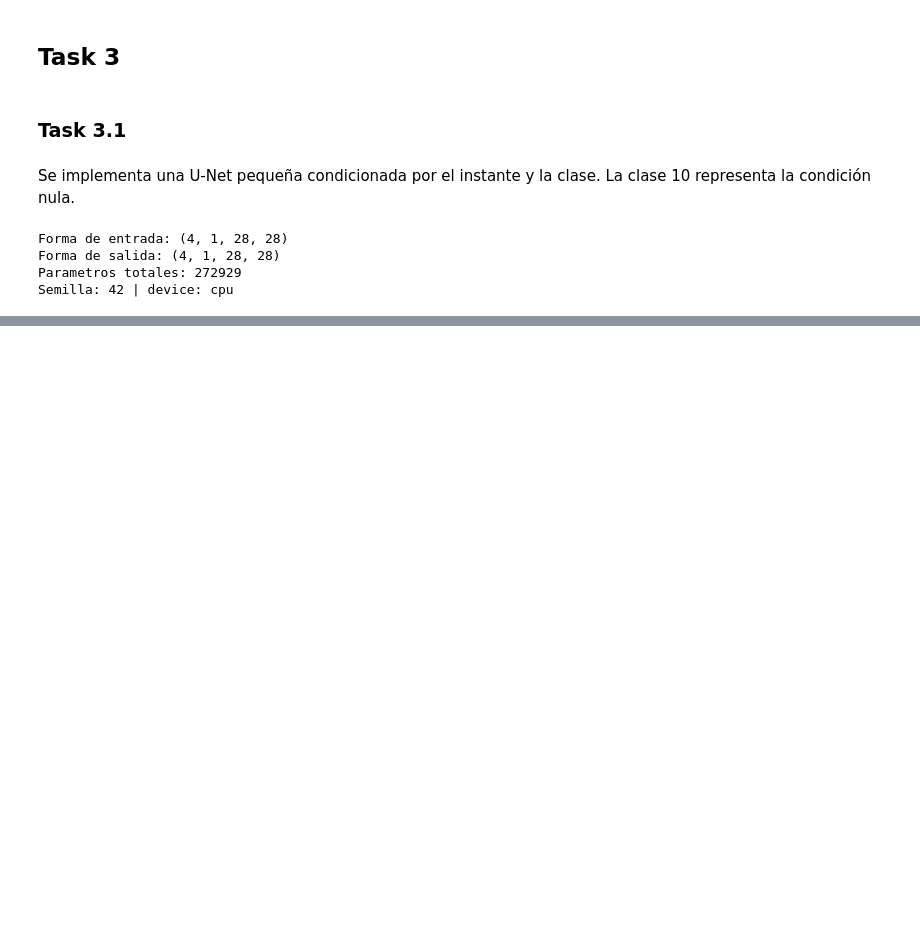
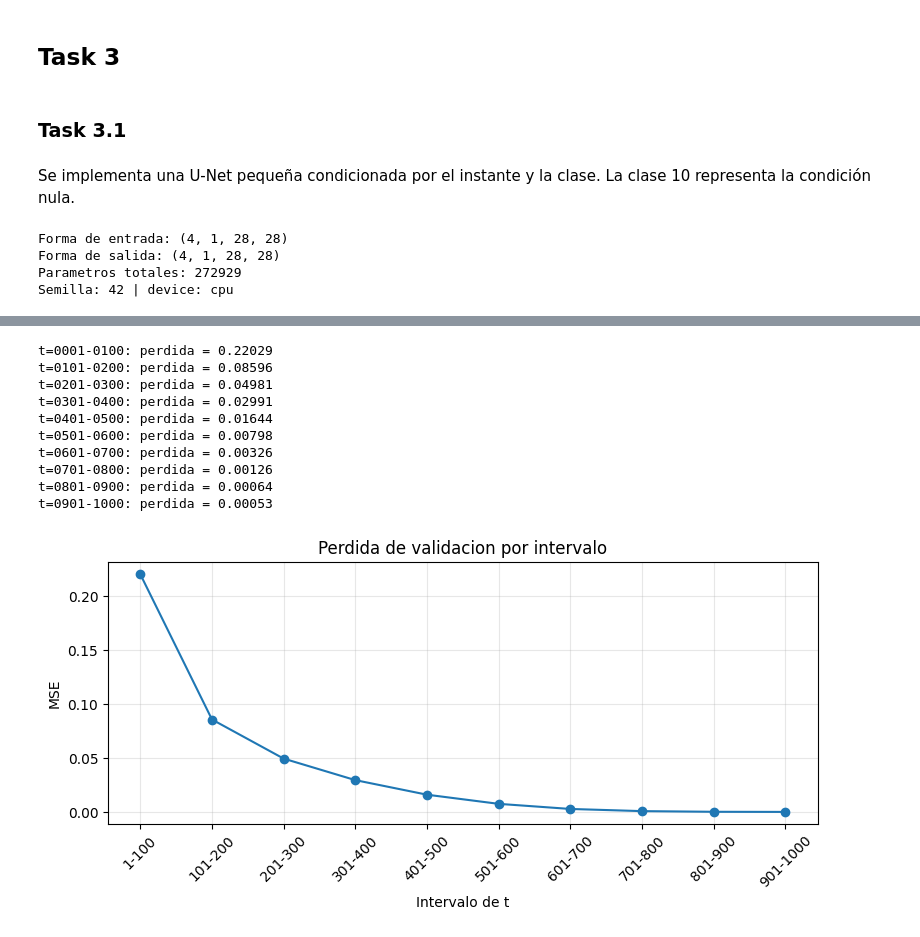
Before and after one commit to JuanDsm04/dl-lab9, a Jupyter notebook: 03-task3-difusion-unet.ipynb, the cells around one changed output, grey strips where cells are left out. Cells and saved outputs as stored; diff of their text form; code cells hidden in the pictures; blank space fills up the shorter version.

```diff
--- a/03-task3-difusion-unet.ipynb
+++ b/03-task3-difusion-unet.ipynb
@@ -118,0 +213,48 @@ Semilla: 42 | device: cpu
+# %%
+model.eval()
+interval_losses = []
+
+with torch.no_grad():
+    for interval in range(10):
+        squared_error = 0.0
+        value_count = 0
+        t_start = interval * 100 + 1
+        t_end = (interval + 1) * 100 + 1
+
+        for i in range(0, len(x_val), batch_size):
+            x0 = x_val[i:i + batch_size]
+            labels = y_val[i:i + batch_size]
+            t = torch.randint(t_start, t_end, (len(x0),), device=device)
+            eps = torch.randn_like(x0)
+            xt = q_sample(x0, t, eps)
+            predicted_eps = model(xt, t, labels)
+            squared_error += torch.sum((eps - predicted_eps) ** 2).item()
+            value_count += eps.numel()
+
+        interval_loss = squared_error / value_count
+        assert math.isfinite(interval_loss)
+        interval_losses.append(interval_loss)
+        print(f"t={t_start:04d}-{t_end - 1:04d}: perdida = {interval_loss:.5f}")
+
+assert len(interval_losses) == 10
+plt.figure(figsize=(8, 4))
+plt.plot(range(1, 11), interval_losses, marker="o")
+plt.xticks(range(1, 11), [f"{i * 100 + 1}-{(i + 1) * 100}" for i in range(10)], rotation=45)
+plt.xlabel("Intervalo de t")
+plt.ylabel("MSE")
+plt.title("Perdida de validacion por intervalo")
+plt.grid(alpha=0.3)
+plt.tight_layout()
+plt.show()
+# %% [output]
+t=0001-0100: perdida = 0.22029
+t=0101-0200: perdida = 0.08596
+t=0201-0300: perdida = 0.04981
+t=0301-0400: perdida = 0.02991
+t=0401-0500: perdida = 0.01644
+t=0501-0600: perdida = 0.00798
+t=0601-0700: perdida = 0.00326
+t=0701-0800: perdida = 0.00126
+t=0801-0900: perdida = 0.00064
+t=0901-1000: perdida = 0.00053
+[figure, added]
```
Also changed, not shown: parts of 7 cells of this notebook.
